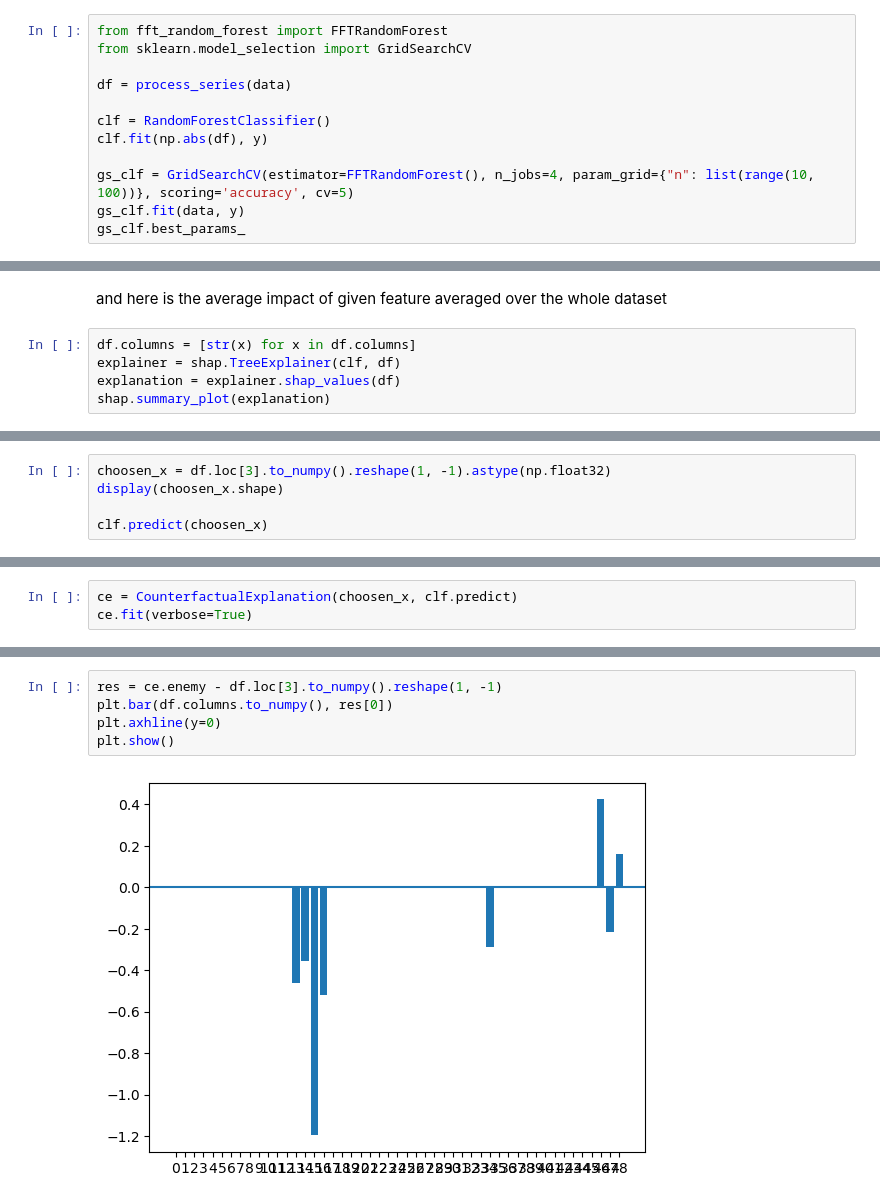
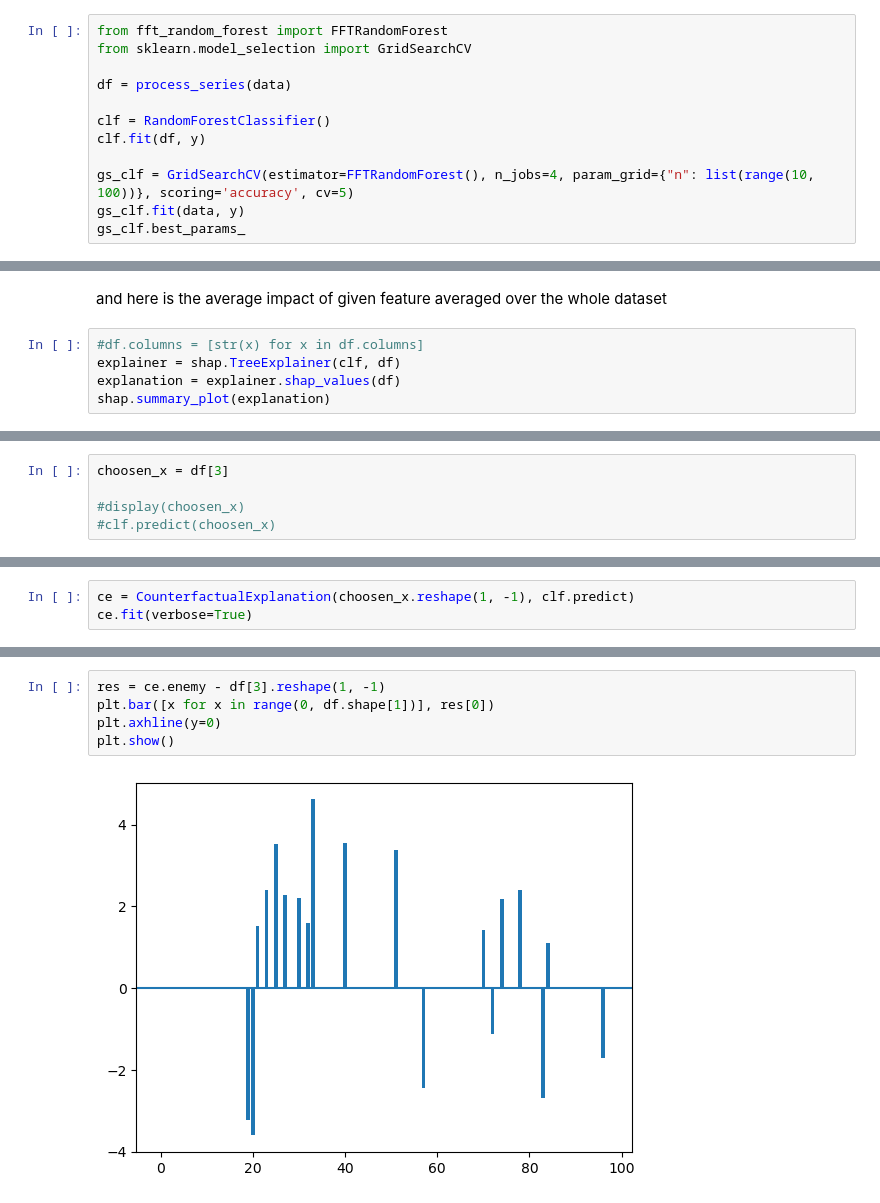
Before and after one commit to vnarek/fft-explain, a Jupyter notebook: main.ipynb, the cells around one changed output, grey strips where cells are left out. Cells and saved outputs as stored; diff of their text form.

```diff
--- a/main.ipynb
+++ b/main.ipynb
@@ -64,7 +126,7 @@ from sklearn.model_selection import GridSearchCV
 df = process_series(data)
 
 clf = RandomForestClassifier()
-clf.fit(np.abs(df), y)
+clf.fit(df, y)
 
 gs_clf = GridSearchCV(estimator=FFTRandomForest(), n_jobs=4, param_grid={"n": list(range(10, 100))}, scoring='accuracy', cv=5)
 gs_clf.fit(data, y)
@@ -189,7 +251,7 @@ shap.plots._waterfall.waterfall_legacy(expected_value[0], shap_values[1], featur
 # %% [markdown]
 and here is the average impact of given feature averaged over the whole dataset
 # %%
-df.columns = [str(x) for x in df.columns]
+#df.columns = [str(x) for x in df.columns]
 explainer = shap.TreeExplainer(clf, df)
 explanation = explainer.shap_values(df)
 shap.summary_plot(explanation)
@@ -198,5 +260,5 @@ shap.summary_plot(explanation)
 # %%
-choosen_x = df.loc[3].to_numpy().reshape(1, -1).astype(np.float32)
-display(choosen_x.shape)
+choosen_x = df[3]
 
-clf.predict(choosen_x)
+#display(choosen_x)
+#clf.predict(choosen_x)
@@ -206,5 +265,5 @@ array([1.])
 # %%
-ce = CounterfactualExplanation(choosen_x, clf.predict)
+ce = CounterfactualExplanation(choosen_x.reshape(1, -1), clf.predict)
 ce.fit(verbose=True)
 # %% [output]
 0 ennemies found in initial hyperball.
@@ -217,10 +276,10 @@ Reduced 41 coordinates
 # %%
-res = ce.enemy - df.loc[3].to_numpy().reshape(1, -1)
-plt.bar(df.columns.to_numpy(), res[0])
+res = ce.enemy - df[3].reshape(1, -1)
+plt.bar([x for x in range(0, df.shape[1])], res[0])
 plt.axhline(y=0)
 plt.show()
 # %% [output]
-[figure, old version]
+[figure, new version]
 # %%
 from scipy.fft import irfft
 
```
Also changed, not shown: parts of 13 cells of this notebook.
